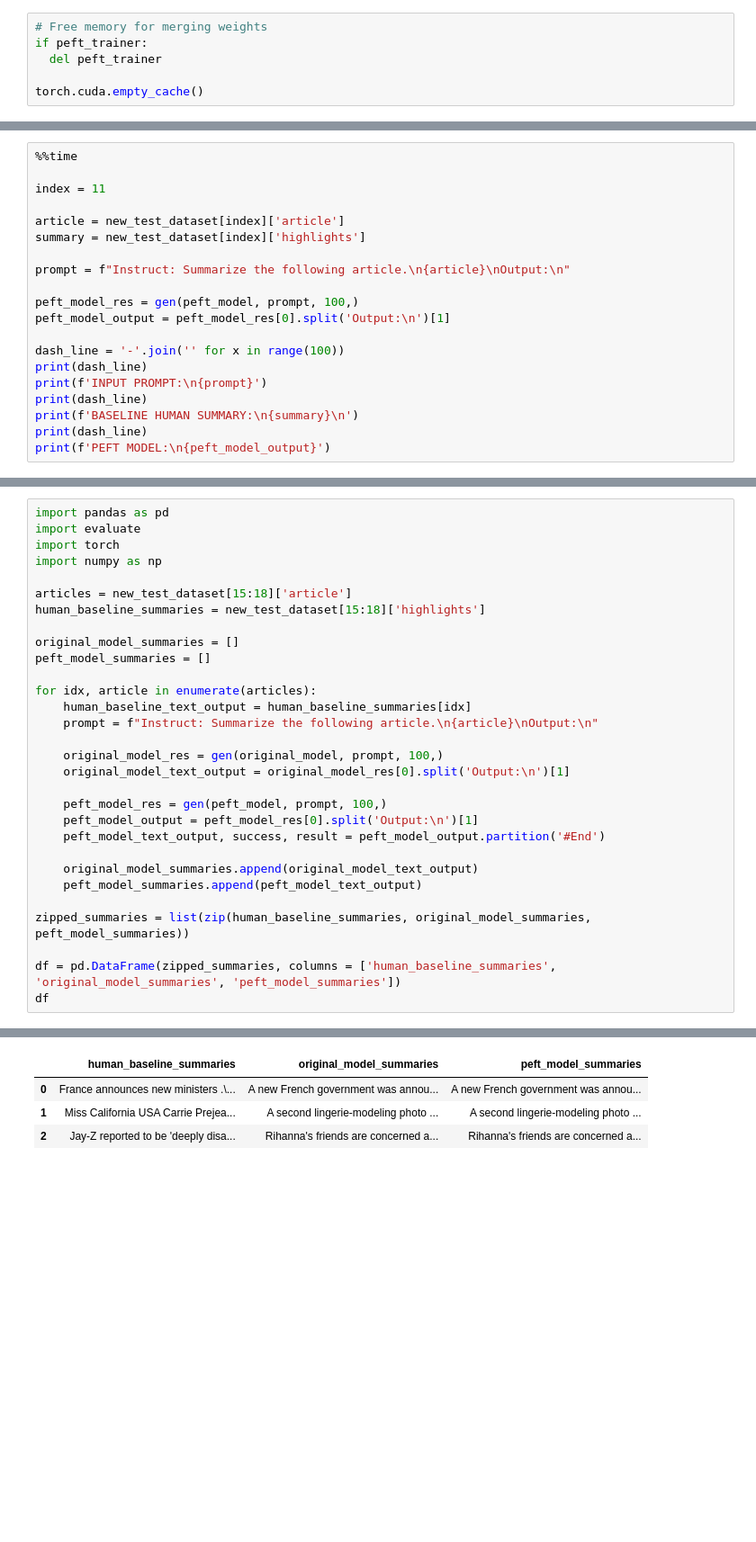
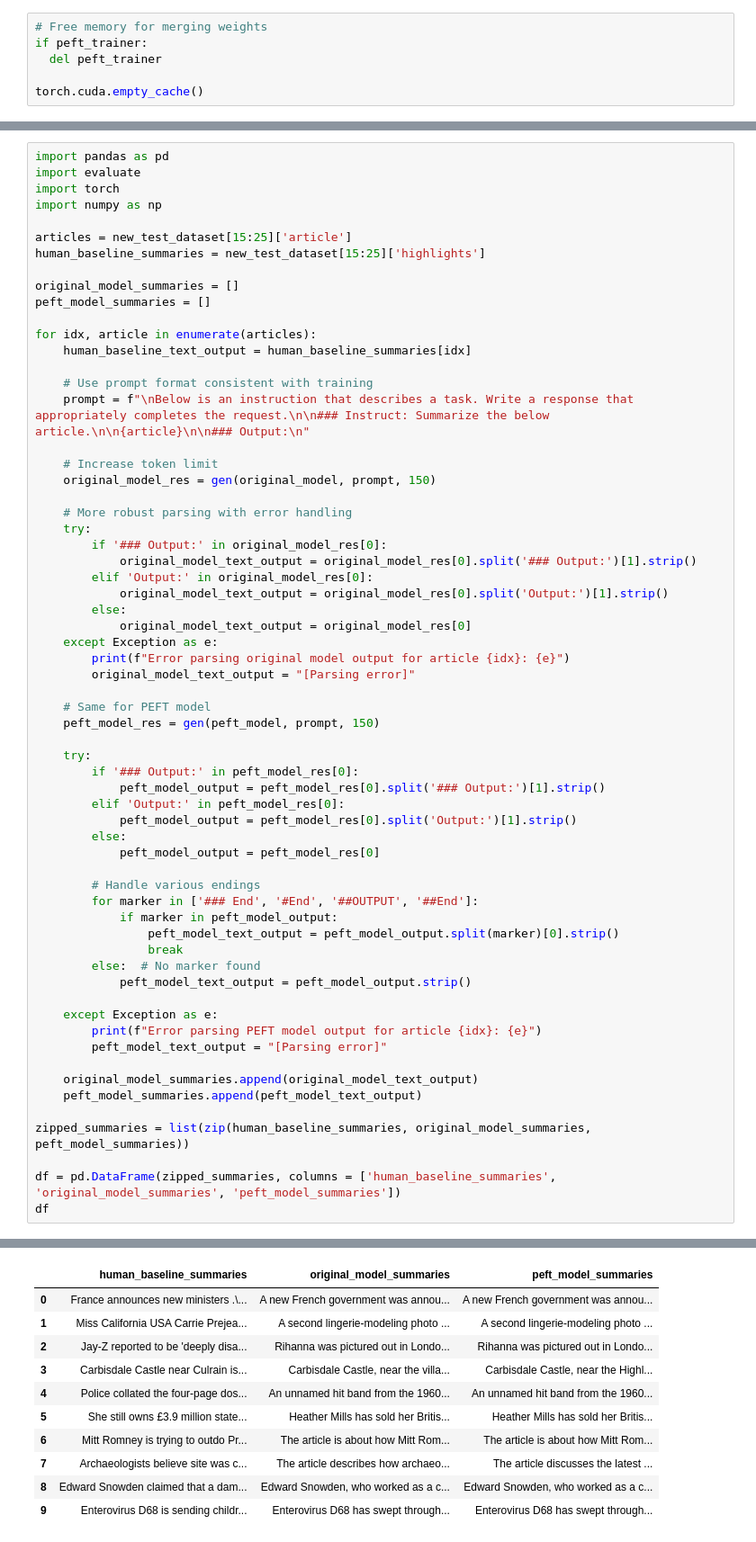
Before and after one commit to madnanrizqu/cs681-final, a Jupyter notebook: summarization/main.ipynb, the cells around one changed output, grey strips where cells are left out. Shown: that part at 90% size. Drawn from its saved outputs; the diff is of its cells as text; blank space fills up the shorter version.

Commit message:
fix output

```diff
--- a/summarization/main.ipynb
+++ b/summarization/main.ipynb
@@ -545,20 +538,0 @@ GPU memory occupied: 3712 MB.
-# %%
-%%time
-
-index = 11
-
-article = new_test_dataset[index]['article']
-summary = new_test_dataset[index]['highlights']
-
-prompt = f"Instruct: Summarize the following article.\n{article}\nOutput:\n"
-
-peft_model_res = gen(peft_model, prompt, 100,)
-peft_model_output = peft_model_res[0].split('Output:\n')[1]
-
-dash_line = '-'.join('' for x in range(100))
-print(dash_line)
-print(f'INPUT PROMPT:\n{prompt}')
-print(dash_line)
-print(f'BASELINE HUMAN SUMMARY:\n{summary}\n')
-print(dash_line)
-print(f'PEFT MODEL:\n{peft_model_output}')
@@ -588,22 +542,55 @@ import evaluate
 import torch
 import numpy as np
 
-articles = new_test_dataset[15:18]['article']
-human_baseline_summaries = new_test_dataset[15:18]['highlights']
+articles = new_test_dataset[15:25]['article']
+human_baseline_summaries = new_test_dataset[15:25]['highlights']
 
 original_model_summaries = []
 peft_model_summaries = []
 
 for idx, article in enumerate(articles):
     human_baseline_text_output = human_baseline_summaries[idx]
-    prompt = f"Instruct: Summarize the following article.\n{article}\nOutput:\n"
 
-    original_model_res = gen(original_model, prompt, 100,)
-    original_model_text_output = original_model_res[0].split('Output:\n')[1]
+    # Use prompt format consistent with training
+    prompt = f"\nBelow is an instruction that describes a task. Write a response that appropriately completes the request.\n\n### Instruct: Summarize the below article.\n\n{article}\n\n### Output:\n"
 
-    peft_model_res = gen(peft_model, prompt, 100,)
-    peft_model_output = peft_model_res[0].split('Output:\n')[1]
-    peft_model_text_output, success, result = peft_model_output.partition('#End')
+    # Increase token limit
+    original_model_res = gen(original_model, prompt, 150)
+
+    # More robust parsing with error handling
+    try:
+        if '### Output:' in original_model_res[0]:
+            original_model_text_output = original_model_res[0].split('### Output:')[1].strip()
+        elif 'Output:' in original_model_res[0]:
+            original_model_text_output = original_model_res[0].split('Output:')[1].strip()
+        else:
+            original_model_text_output = original_model_res[0]
+    except Exception as e:
+        print(f"Error parsing original model output for article {idx}: {e}")
+        original_model_text_output = "[Parsing error]"
+
+    # Same for PEFT model
+    peft_model_res = gen(peft_model, prompt, 150)
+
+    try:
+        if '### Output:' in peft_model_res[0]:
+            peft_model_output = peft_model_res[0].split('### Output:')[1].strip()
+        elif 'Output:' in peft_model_res[0]:
+            peft_model_output = peft_model_res[0].split('Output:')[1].strip()
+        else:
+            peft_model_output = peft_model_res[0]
+
+        # Handle various endings
+        for marker in ['### End', '#End', '##OUTPUT', '##End']:
+            if marker in peft_model_output:
+                peft_model_text_output = peft_model_output.split(marker)[0].strip()
+                break
+        else:  # No marker found
+            peft_model_text_output = peft_model_output.strip()
+
+    except Exception as e:
+        print(f"Error parsing PEFT model output for article {idx}: {e}")
+        peft_model_text_output = "[Parsing error]"
 
     original_model_summaries.append(original_model_text_output)
     peft_model_summaries.append(peft_model_text_output)
@@ -622,7 +623,14 @@ Setting `pad_token_id` to `eos_token_id`:50256 for open-end generation.
 |  | human_baseline_summaries | original_model_summaries | peft_model_summaries |
 | 0 | France announces new ministers .\... | A new French government was annou... | A new French government was annou... |
 | 1 | Miss California USA Carrie Prejea... | A second lingerie-modeling photo ... | A second lingerie-modeling photo ... |
-| 2 | Jay-Z reported to be 'deeply disa... | Rihanna's friends are concerned a... | Rihanna's friends are concerned a... |
+| 2 | Jay-Z reported to be 'deeply disa... | Rihanna was pictured out in Londo... | Rihanna was pictured out in Londo... |
+| 3 | Carbisdale Castle near Culrain is... | Carbisdale Castle, near the villa... | Carbisdale Castle, near the Highl... |
+| 4 | Police collated the four-page dos... | An unnamed hit band from the 1960... | An unnamed hit band from the 1960... |
+| 5 | She still owns £3.9 million state... | Heather Mills has sold her Britis... | Heather Mills has sold her Britis... |
+| 6 | Mitt Romney is trying to outdo Pr... | The article is about how Mitt Rom... | The article is about how Mitt Rom... |
+| 7 | Archaeologists believe site was c... | The article describes how archaeo... | The article discusses the latest ... |
+| 8 | Edward Snowden claimed that a dam... | Edward Snowden, who worked as a c... | Edward Snowden, who worked as a c... |
+| 9 | Enterovirus D68 is sending childr... | Enterovirus D68 has swept through... | Enterovirus D68 has swept through... |
 # %%
 import evaluate
 # ROUGE evaluation
```
Also changed, not shown: parts of 14 cells of this notebook.
